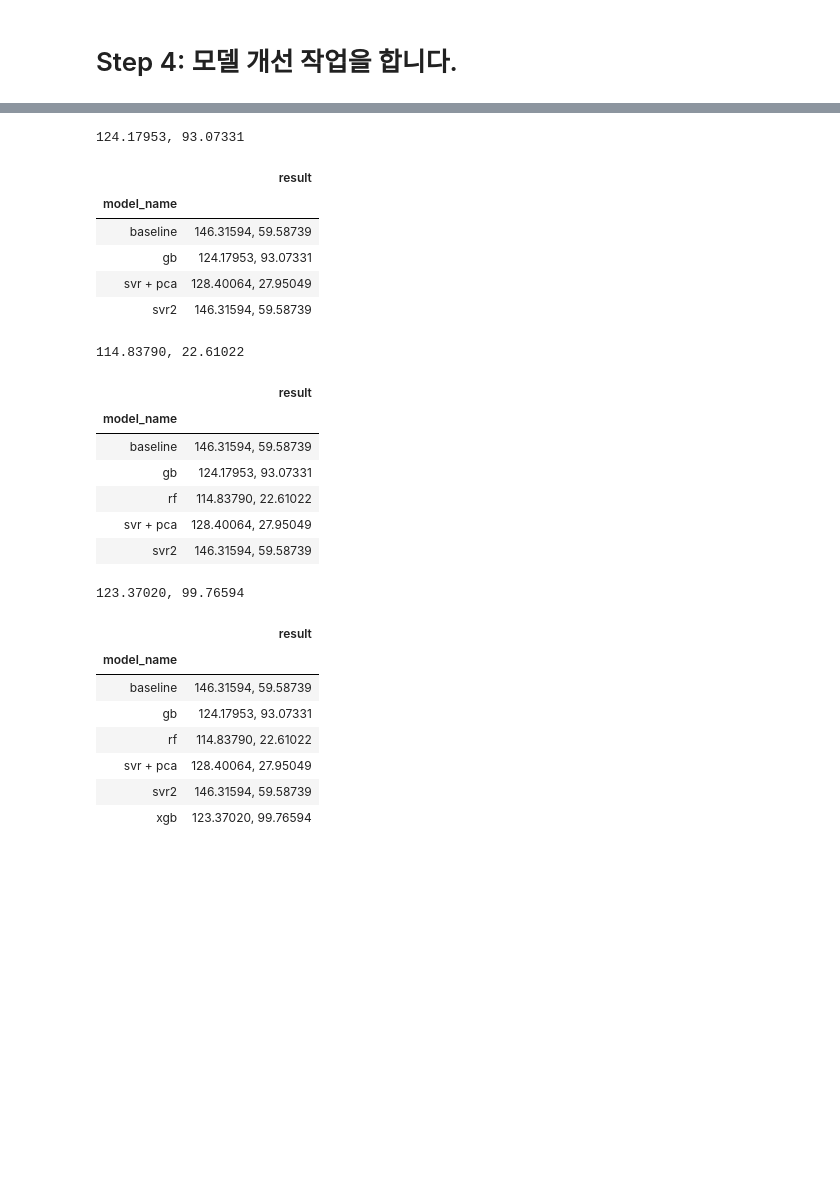
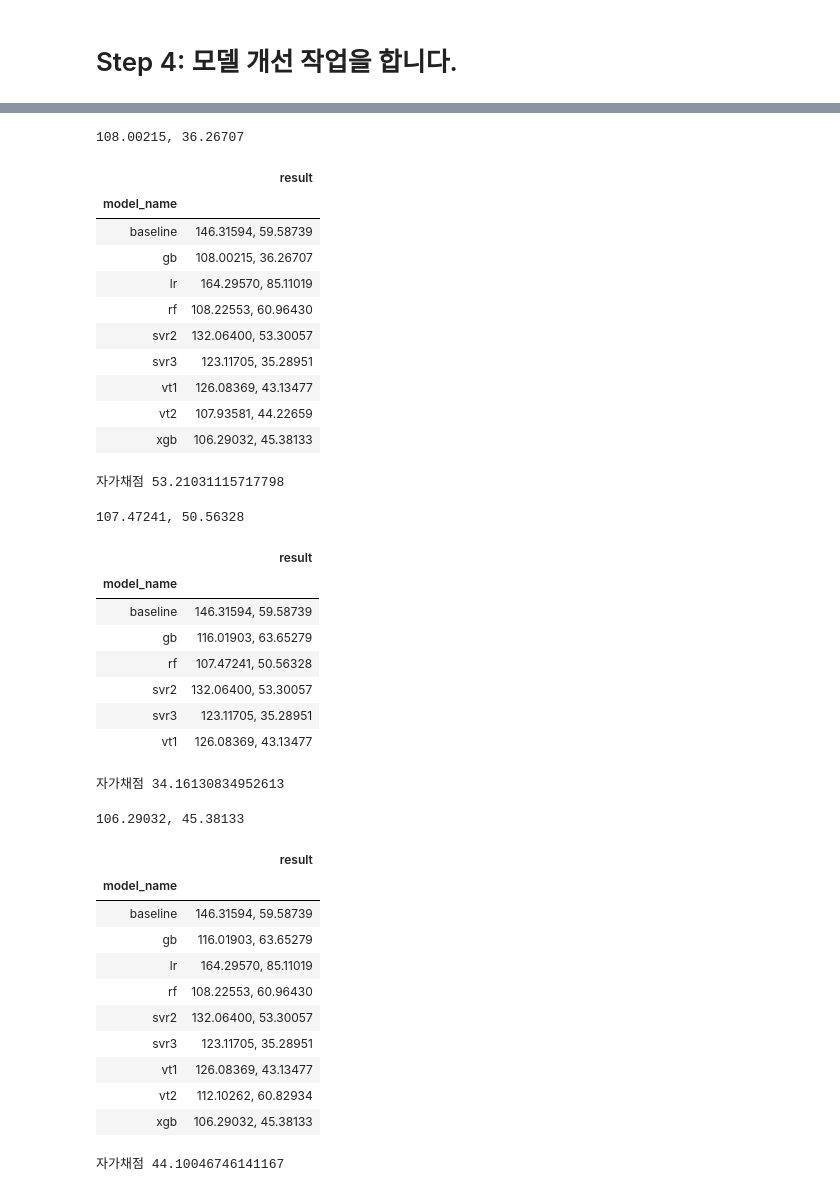
Before and after one commit to sunkusun9/DS_Lv3_2407, a Jupyter notebook: sec_ds_lv3_prob3_kaggle.ipynb, the cells around one changed output, grey strips where cells are left out. Drawn from its saved outputs; the diff is of its cells as text; code cells hidden in the pictures; blank space fills up the shorter version.

Commit message:
Day1 Kaggle  풀이 올립니다.

```diff
--- a/sec_ds_lv3_prob3_kaggle.ipynb
+++ b/sec_ds_lv3_prob3_kaggle.ipynb
@@ -279,34 +303,49 @@ from sklearn.ensemble import VotingRegressor
 # %%
 # GB: Gradient Boosting Tree
 
 from sklearn.ensemble import GradientBoostingRegressor
 
 X_gb = "15분, 30분, 45분, 60분, DayName, Hour, AM, Weekend_yn, Holiday_yn, Avg, TotalHour, 생산량, 기온, 풍속, 습도, 강수량, 전기요금(계절), 공장인원, 인건비"
 X_gb = [i.strip() for i in X_gb.split(',')]
 
 # 별도의 전처리 없이 지정한 변수들을 사용합니다.
 ct = ColumnTransformer([
     ('pt', 'passthrough', X_gb)
 ])
 
 # 튜닝을 해봅니다.
 # learning_rate=?, n_estimators = ?, max_depth = ?, min_samples_leaf = ?, random_state = 123
 reg_gb = make_pipeline(
     ct,
     GradientBoostingRegressor(
+        n_estimators = 500,
+        learning_rate = 0.03,
+        max_depth = 6,
+        min_samples_leaf = 4,
         loss = 'huber', # 손실함수: huber
         random_state = 123
     )
 )
 eval_model('gb', reg_gb)
 # %% [output]
-124.17953, 93.07331
+108.00215, 36.26707
 |  | result |
 | model_name |  |
 | baseline | 146.31594, 59.58739 |
-| gb | 124.17953, 93.07331 |
-| svr + pca | 128.40064, 27.95049 |
-| svr2 | 146.31594, 59.58739 |
+| gb | 108.00215, 36.26707 |
+| lr | 164.29570, 85.11019 |
+| rf | 108.22553, 60.96430 |
+| svr2 | 132.06400, 53.30057 |
+| svr3 | 123.11705, 35.28951 |
+| vt1 | 126.08369, 43.13477 |
+| vt2 | 107.93581, 44.22659 |
+| xgb | 106.29032, 45.38133 |
+# %%
+prd = select_model(reg_gb)
+# 자가 채점
+print("자가채점", mean_absolute_error(s_kaggle_ans, prd))
+# %% [output]
+자가채점 53.21031115717798
 # %%
 # RF: Random Forest
 
@@ -322,18 +361,25 @@ ct = ColumnTransformer([
 # TO-DO: n_estimators=?, max_depth=? 튜닝을 해봅니다.
 reg_rf = make_pipeline(
     ct,
-    RandomForestRegressor(random_state=123)
+    RandomForestRegressor(n_estimators=100, max_depth=9, random_state=123)
 )
 eval_model('rf', reg_rf)
 # %% [output]
-114.83790, 22.61022
+107.47241, 50.56328
 |  | result |
 | model_name |  |
 | baseline | 146.31594, 59.58739 |
-| gb | 124.17953, 93.07331 |
-| rf | 114.83790, 22.61022 |
-| svr + pca | 128.40064, 27.95049 |
-| svr2 | 146.31594, 59.58739 |
+| gb | 116.01903, 63.65279 |
+| rf | 107.47241, 50.56328 |
+| svr2 | 132.06400, 53.30057 |
+| svr3 | 123.11705, 35.28951 |
+| vt1 | 126.08369, 43.13477 |
+# %%
+prd = select_model(reg_rf)
+# 자가 채점
+print("자가채점", mean_absolute_error(s_kaggle_ans, prd))
+# %% [output]
+자가채점 34.16130834952613
 # %%
 # XGB: XGBoost
 
@@ -348,19 +394,28 @@ ct = ColumnTransformer([
 # n_estimators=?, learning_rate=?, max_depth=? 을 튜닝해봅니다.
 reg_xgb = make_pipeline(
     ct,
-    xgb.XGBRegressor(random_state=123)
+    xgb.XGBRegressor(n_estimators=500, learning_rate=0.02, max_depth=6, random_state=123)
 )
 eval_model('xgb', reg_xgb)
 # %% [output]
-123.37020, 99.76594
+106.29032, 45.38133
 |  | result |
 | model_name |  |
 | baseline | 146.31594, 59.58739 |
-| gb | 124.17953, 93.07331 |
-| rf | 114.83790, 22.61022 |
-| svr + pca | 128.40064, 27.95049 |
-| svr2 | 146.31594, 59.58739 |
-| xgb | 123.37020, 99.76594 |
+| gb | 116.01903, 63.65279 |
+| lr | 164.29570, 85.11019 |
+| rf | 108.22553, 60.96430 |
+| svr2 | 132.06400, 53.30057 |
+| svr3 | 123.11705, 35.28951 |
+| vt1 | 126.08369, 43.13477 |
+| vt2 | 112.10262, 60.82934 |
+| xgb | 106.29032, 45.38133 |
+# %%
+prd = select_model(reg_xgb)
+# 자가 채점
+print("자가채점", mean_absolute_error(s_kaggle_ans, prd))
+# %% [output]
+자가채점 44.10046746141167
 # %%
 from sklearn.linear_model import LinearRegression
 
```
Also changed, not shown: parts of 7 cells of this notebook.
